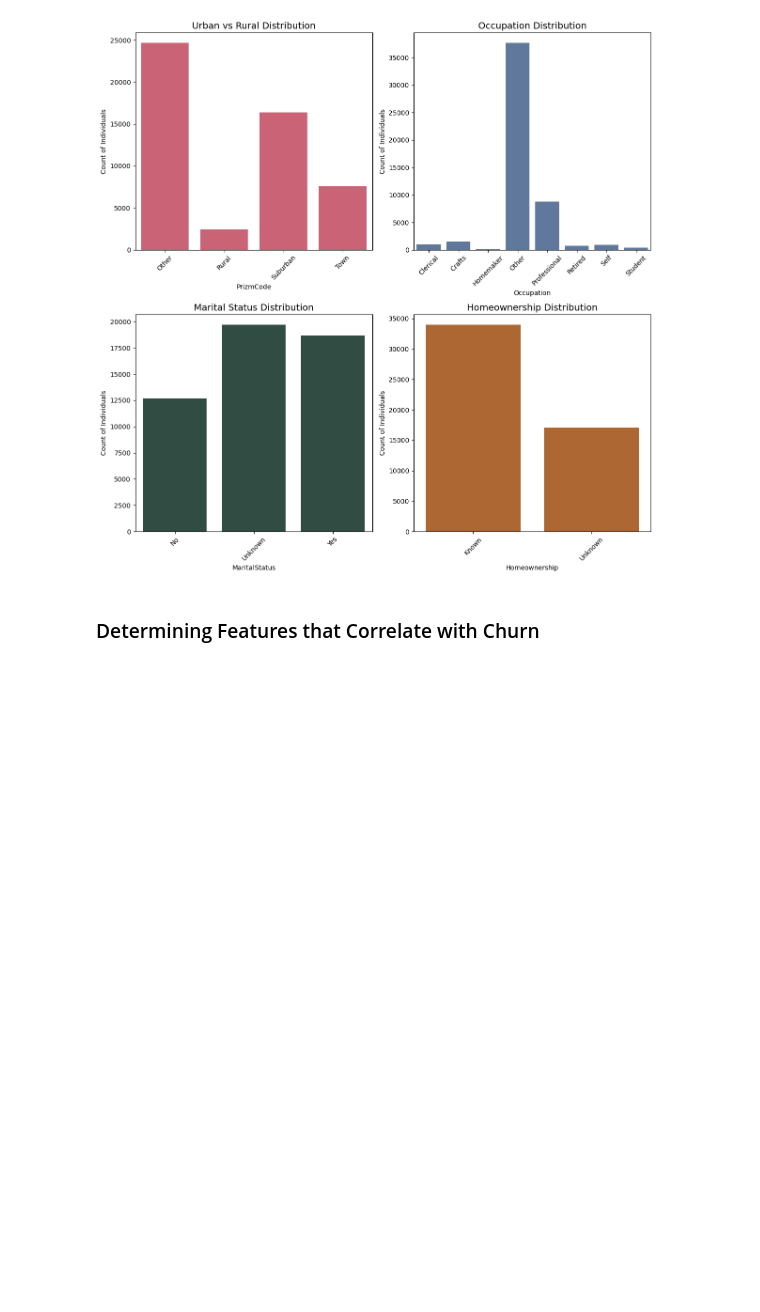
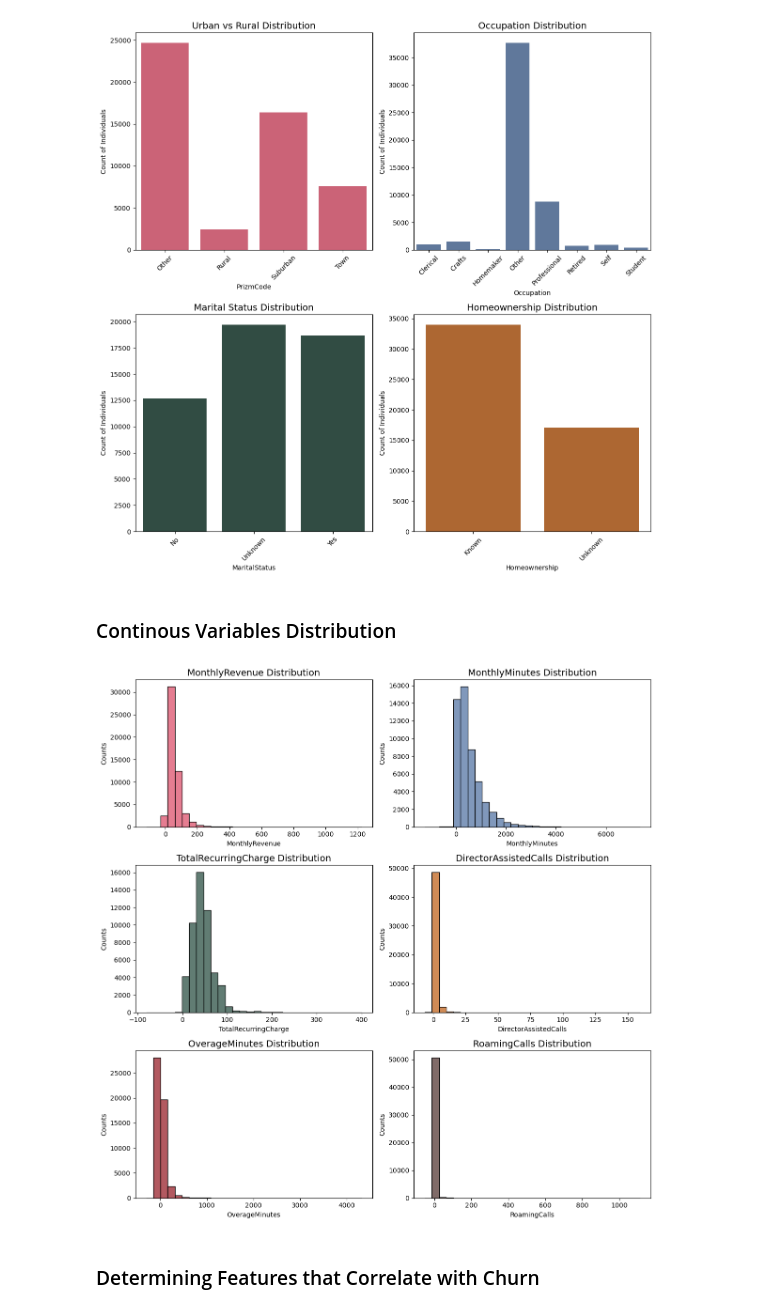
Before and after one commit to kayleeisokay/cs109a_final_project, a Jupyter notebook: MS3.ipynb, the cells around one changed output. Saved outputs shown, nothing was run; the diff lists cells and outputs as text; code cells hidden in the pictures; blank space fills up the shorter version.

```diff
--- a/MS3.ipynb
+++ b/MS3.ipynb
@@ -92,6 +94,24 @@ for ax, column, color in zip(ax.ravel(), demographic_columns.keys(), colors_of_s
 plt.tight_layout()
 # %% [output]
 [figure]
+# %% [markdown]
+### Continous Variables Distribution
+# %%
+continous_features = train.select_dtypes(include=[np.float64]).columns
+# Need to choose correct subset of features
+continous_features = continous_features[0:6]
+# %%
+fig, ax = plt.subplots(3, 2, figsize=(12, 12))
+
+for ax, column, color in zip(ax.ravel(), continous_features, colors_of_seoul):
+    sns.histplot(x=column, data=train[[column]], bins=30, ax=ax, color=color)
+    ax.set_title(f'{column} Distribution', fontsize=14)
+    ax.set_ylabel('Counts')
+    ax.set_xlabel(column)
+
+plt.tight_layout()
+# %% [output]
+[figure, added]
 # %% [markdown]
 ### Determining Features that Correlate with Churn
 # %%
```
Also changed, not shown: parts of 6 cells of this notebook, 1 other file.
